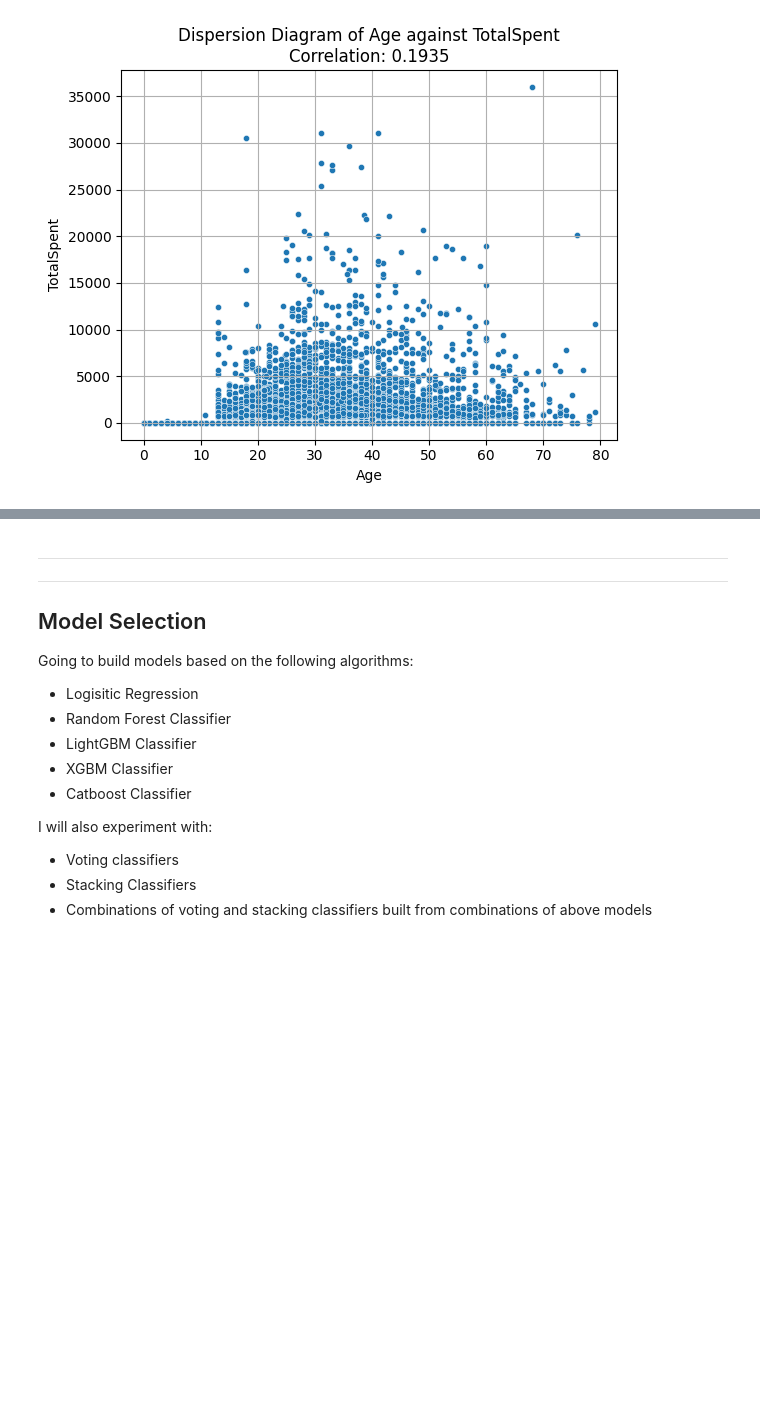
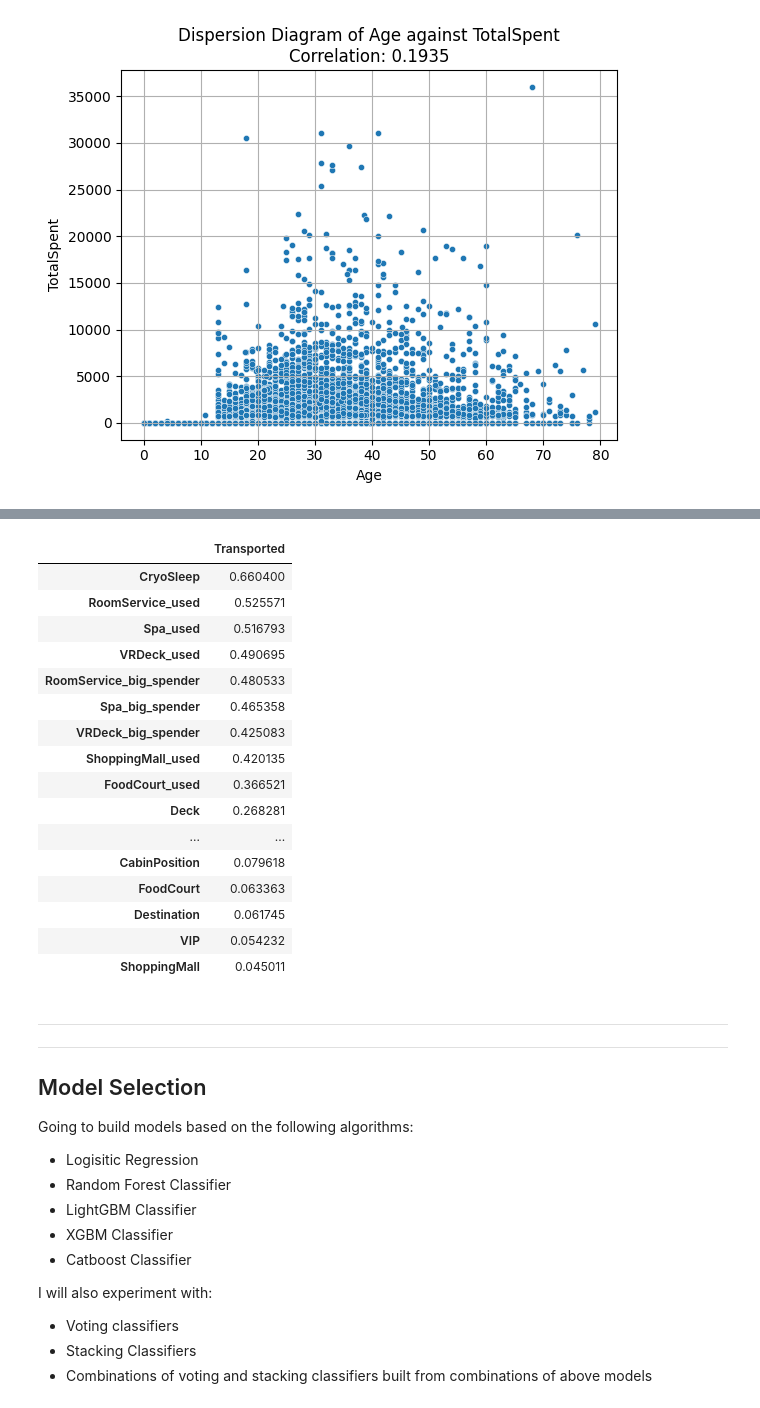
Before and after one commit to mailliwJ/spaceTitanic, a Jupyter notebook: notebooks/ep_I_clean_eda.ipynb, the cells around one changed output, grey strips where cells are left out. Saved outputs shown, nothing was run; the diff lists cells and outputs as text; code cells hidden in the pictures; blank space fills up the shorter version.

Commit message:
phik matrix and correlations

```diff
--- a/notebooks/ep_I_clean_eda.ipynb
+++ b/notebooks/ep_I_clean_eda.ipynb
@@ -856,3 +856,24 @@ viz.phikmap(train_set, interval_cols=num_cols, figsize=(20,15))
+# %%
+phik_corr = train_set.phik_matrix(interval_cols=num_cols)
+pd.DataFrame(phik_corr['Transported'].drop('Transported').sort_values(ascending=False))
+# %% [output]
+|  | Transported |
+| CryoSleep | 0.660400 |
+| RoomService_used | 0.525571 |
+| Spa_used | 0.516793 |
+| VRDeck_used | 0.490695 |
+| RoomService_big_spender | 0.480533 |
+| Spa_big_spender | 0.465358 |
+| VRDeck_big_spender | 0.425083 |
+| ShoppingMall_used | 0.420135 |
+| FoodCourt_used | 0.366521 |
+| Deck | 0.268281 |
+| ... | ... |
+| CabinPosition | 0.079618 |
+| FoodCourt | 0.063363 |
+| Destination | 0.061745 |
+| VIP | 0.054232 |
+| ShoppingMall | 0.045011 |
 # %% [markdown]
 ---
 ---
```
Also changed, not shown: parts of 4 cells of this notebook.
